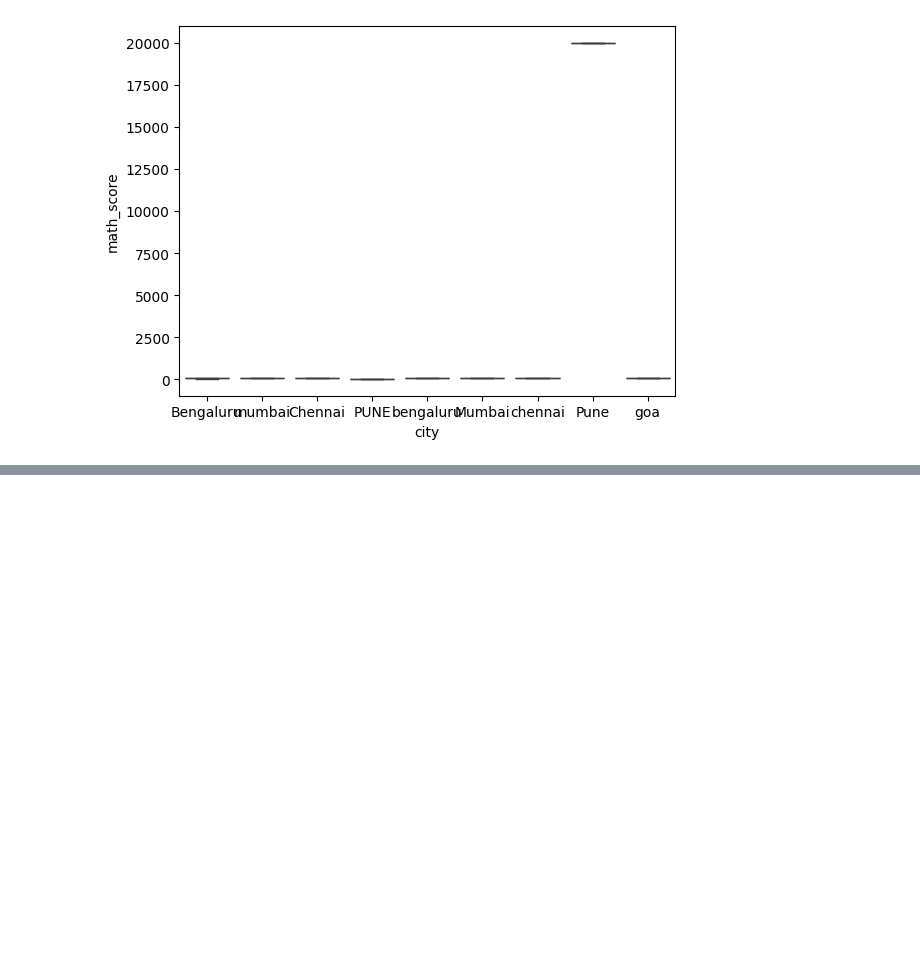
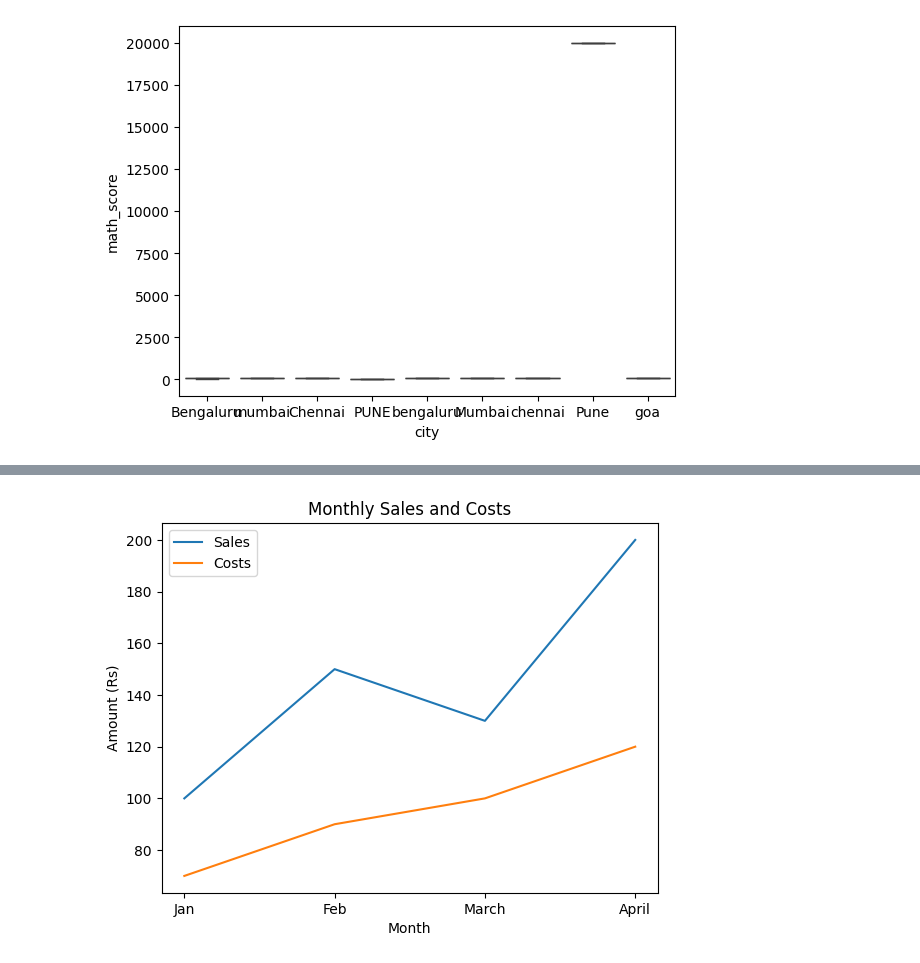
Before and after one commit to anshumanshukl1605/question-practice-, a Jupyter notebook: session16.ipynb, the cells around one changed output, grey strips where cells are left out. Saved outputs shown, nothing was run; the diff lists cells and outputs as text; code cells hidden in the pictures; blank space fills up the shorter version.

```diff
--- a/session16.ipynb
+++ b/session16.ipynb
@@ -125,0 +157,22 @@ plt.show()
+# %%
+import matplotlib.pyplot as plt
+
+months = ["Jan", "Feb", "March", "April"]
+
+sales = [100, 150, 130, 200]
+costs = [70, 90, 100, 120]
+
+fig, ax = plt.subplots()
+
+ax.plot(months, sales, label="Sales")
+ax.plot(months, costs, label="Costs")
+
+ax.set_title("Monthly Sales and Costs")
+ax.set_xlabel("Month")
+ax.set_ylabel("Amount (Rs)")
+
+ax.legend()
+
+plt.show()
+# %% [output]
+[figure, added]
```
Also changed, not shown: parts of 7 cells of this notebook.
